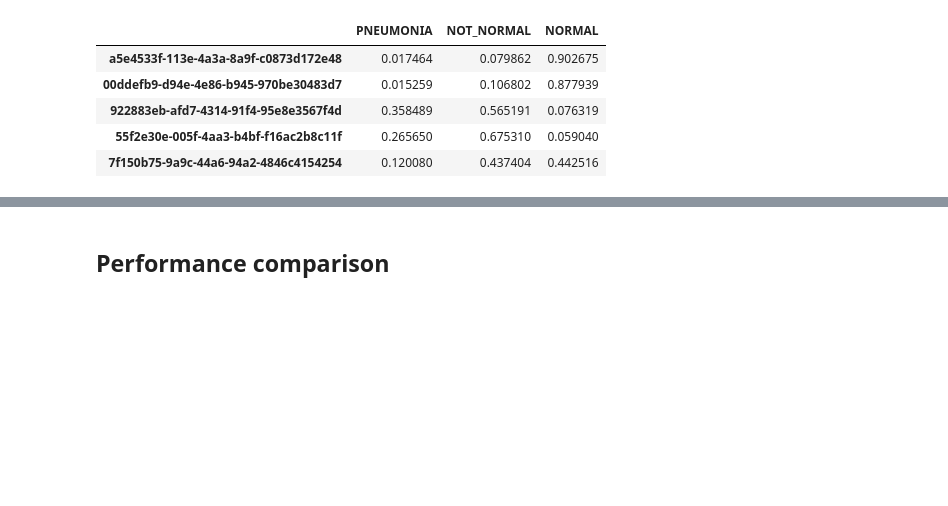
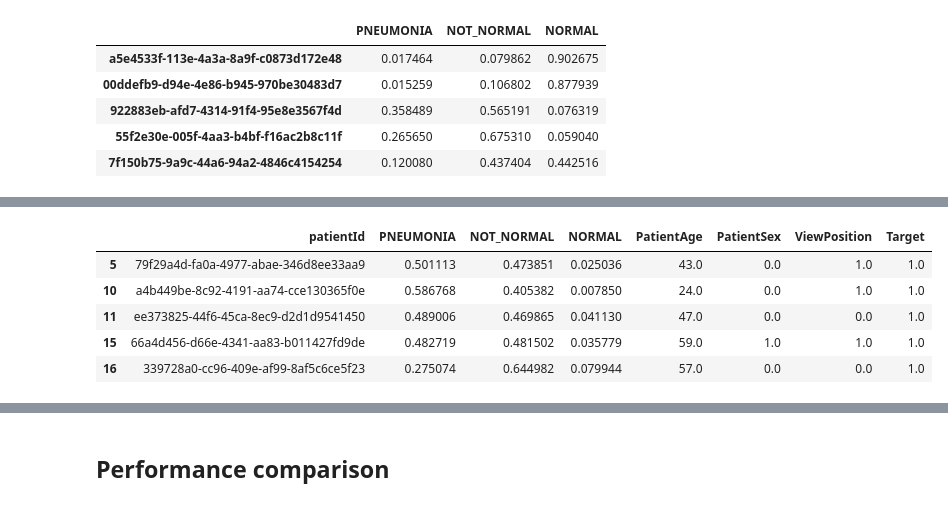
Before and after one commit to pswaruppk/GL_CAPSTONE, a Jupyter notebook: pneumonia_detection.ipynb, the cells around one changed output, grey strips where cells are left out. Drawn from its saved outputs; the diff is of its cells as text; code cells hidden in the pictures; blank space fills up the shorter version.

```diff
--- a/pneumonia_detection.ipynb
+++ b/pneumonia_detection.ipynb
@@ -2896,0 +2980,9 @@ pred_df.to_csv('pred_df.csv')
+# %%
+merged_pred_meta_df[merged_pred_meta_df.Target==1].head()
+# %% [output]
+|  | patientId | PNEUMONIA | NOT_NORMAL | NORMAL | PatientAge | PatientSex | ViewPosition | Target |
+| 5 | 79f29a4d-fa0a-4977-abae-346d8ee33aa9 | 0.501113 | 0.473851 | 0.025036 | 43.0 | 0.0 | 1.0 | 1.0 |
+| 10 | a4b449be-8c92-4191-aa74-cce130365f0e | 0.586768 | 0.405382 | 0.007850 | 24.0 | 0.0 | 1.0 | 1.0 |
+| 11 | ee373825-44f6-45ca-8ec9-d2d1d9541450 | 0.489006 | 0.469865 | 0.041130 | 47.0 | 0.0 | 0.0 | 1.0 |
+| 15 | 66a4d456-d66e-4341-aa83-b011427fd9de | 0.482719 | 0.481502 | 0.035779 | 59.0 | 1.0 | 1.0 | 1.0 |
+| 16 | 339728a0-cc96-409e-af99-8af5c6ce5f23 | 0.275074 | 0.644982 | 0.079944 | 57.0 | 0.0 | 0.0 | 1.0 |
```
Also changed, not shown: parts of 27 cells of this notebook.
